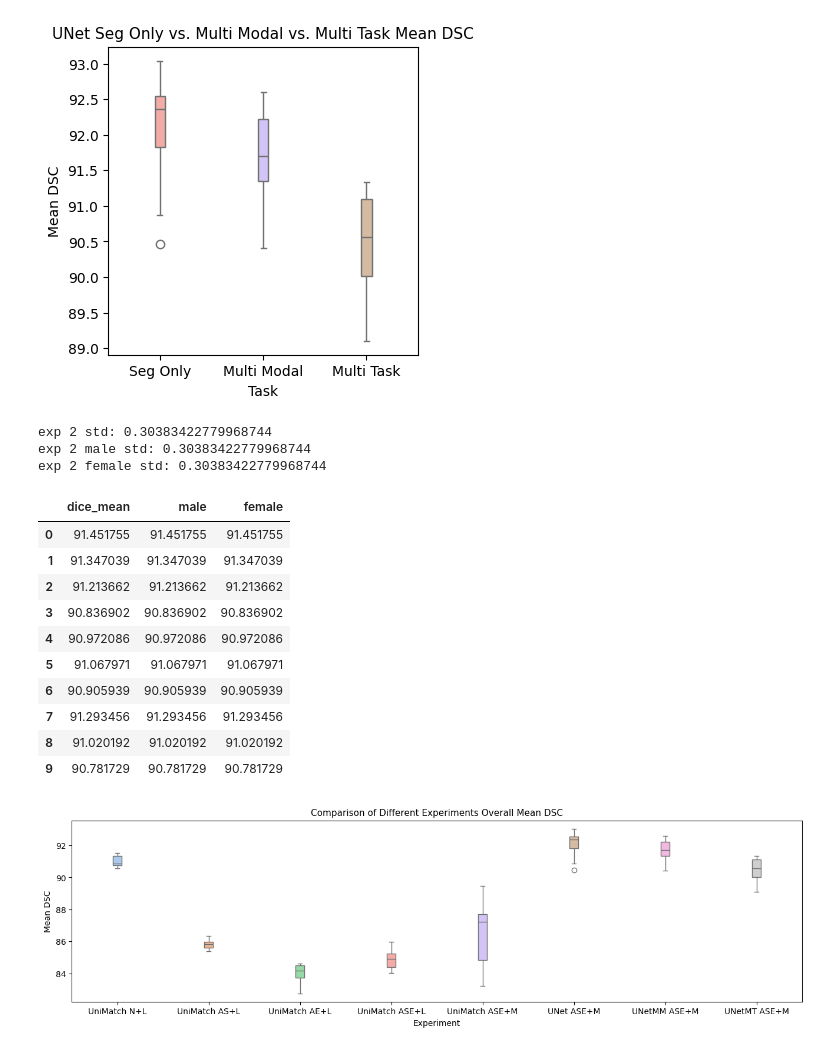
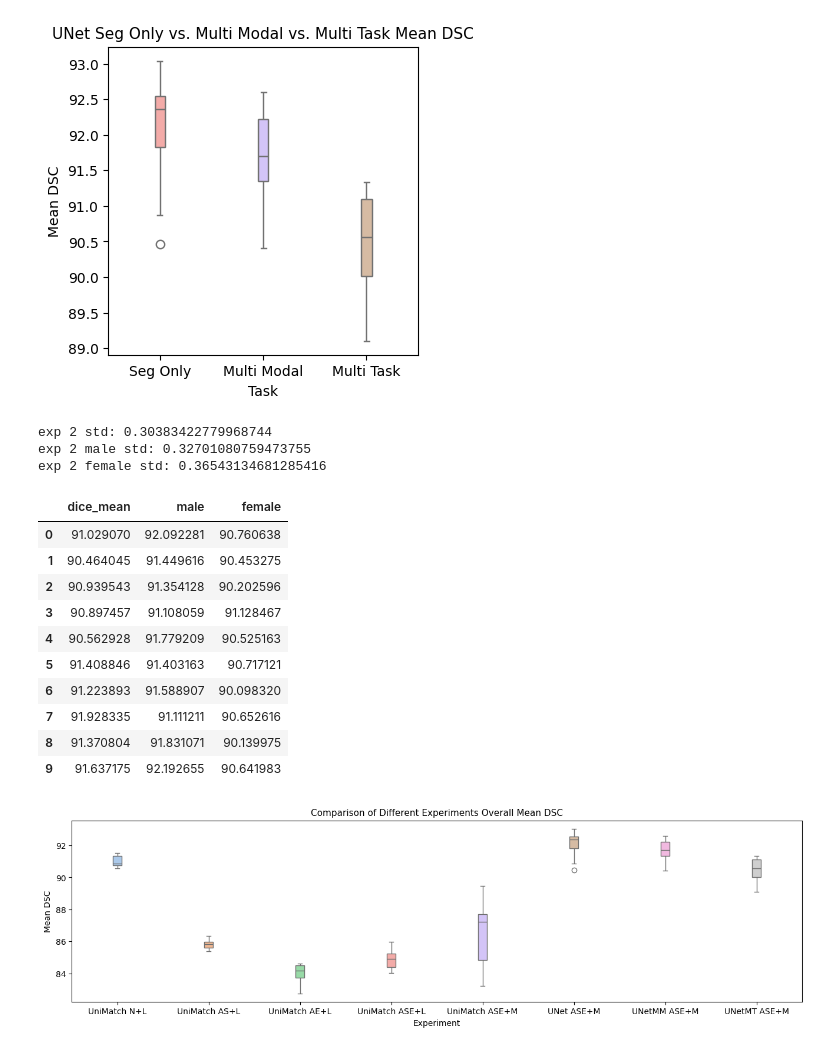
Before and after one commit to msskzx/UniMatch, a Jupyter notebook: more-scenarios/medical/tasks_analysis.ipynb, the cells around one changed output. Saved outputs shown, nothing was run; the diff lists cells and outputs as text; code cells hidden in the pictures.

```diff
--- a/more-scenarios/medical/tasks_analysis.ipynb
+++ b/more-scenarios/medical/tasks_analysis.ipynb
@@ -133,44 +133,39 @@ for exp in [1]:
 # %%
 import numpy as np
 exp2_std = unimatch_db_exps_ethn_df[unimatch_db_exps_ethn_df['experiment'] == 2]['dice_mean'].std(ddof=1)
-exp2__male_std = unimatch_db_exps_ethn_df[unimatch_db_exps_ethn_df['experiment'] == 2]['male'].std(ddof=1)
+exp2_male_std = unimatch_db_exps_ethn_df[unimatch_db_exps_ethn_df['experiment'] == 2]['male'].std(ddof=1)
 exp2_female_std = unimatch_db_exps_ethn_df[unimatch_db_exps_ethn_df['experiment'] == 2]['female'].std(ddof=1)
 print('exp 2 std:', exp2_std)
-print('exp 2 male std:', exp2_std)
-print('exp 2 female std:', exp2_std)
+print('exp 2 male std:', exp2_male_std)
+print('exp 2 female std:', exp2_female_std)
+
 
 # simulate repeating 10 times around the single executed experiment and use the std from other experiments
 simulated_scores = np.random.normal(unimatch_db_exp1_ethn_df['dice_mean'].iloc[0], exp2_std, 10)
-simulated_male_scores = np.random.normal(unimatch_db_exp1_ethn_df['male'].iloc[0], exp2_std, 10)
-simulated_female_scores = np.random.normal(unimatch_db_exp1_ethn_df['female'].iloc[0], exp2_std, 10)
-
-# Calculate the mean of the simulated scores
-simulated_mean = np.mean(simulated_scores)
-
-# Calculate the 95% confidence interval for the mean
-confidence_interval = stats.t.interval(0.95, len(simulated_scores)-1, loc=simulated_mean, scale=stats.sem(simulated_scores))
+simulated_male_scores = np.random.normal(unimatch_db_exp1_ethn_df['male'].iloc[0], exp2_male_std, 10)
+simulated_female_scores = np.random.normal(unimatch_db_exp1_ethn_df['female'].iloc[0], exp2_female_std, 10)
 
 exp1_simulated_df = pd.DataFrame({
     'dice_mean': simulated_scores,
-    'male': simulated_scores,
-    'female': simulated_scores,
+    'male': simulated_male_scores,
+    'female': simulated_female_scores,
 })
 exp1_simulated_df
 # %% [output]
 exp 2 std: 0.30383422779968744
-exp 2 male std: 0.30383422779968744
-exp 2 female std: 0.30383422779968744
+exp 2 male std: 0.32701080759473755
+exp 2 female std: 0.36543134681285416
 |  | dice_mean | male | female |
-| 0 | 91.451755 | 91.451755 | 91.451755 |
-| 1 | 91.347039 | 91.347039 | 91.347039 |
-| 2 | 91.213662 | 91.213662 | 91.213662 |
-| 3 | 90.836902 | 90.836902 | 90.836902 |
-| 4 | 90.972086 | 90.972086 | 90.972086 |
-| 5 | 91.067971 | 91.067971 | 91.067971 |
-| 6 | 90.905939 | 90.905939 | 90.905939 |
-| 7 | 91.293456 | 91.293456 | 91.293456 |
-| 8 | 91.020192 | 91.020192 | 91.020192 |
-| 9 | 90.781729 | 90.781729 | 90.781729 |
+| 0 | 91.029070 | 92.092281 | 90.760638 |
+| 1 | 90.464045 | 91.449616 | 90.453275 |
+| 2 | 90.939543 | 91.354128 | 90.202596 |
+| 3 | 90.897457 | 91.108059 | 91.128467 |
+| 4 | 90.562928 | 91.779209 | 90.525163 |
+| 5 | 91.408846 | 91.403163 | 90.717121 |
+| 6 | 91.223893 | 91.588907 | 90.098320 |
+| 7 | 91.928335 | 91.111211 | 90.652616 |
+| 8 | 91.370804 | 91.831071 | 90.139975 |
+| 9 | 91.637175 | 92.192655 | 90.641983 |
 # %%
 unimatch_exp4_mid_df = pd.DataFrame()
 method = 'unimatch'
```
Also changed, not shown: parts of 1 cell of this notebook, 1 other file.
